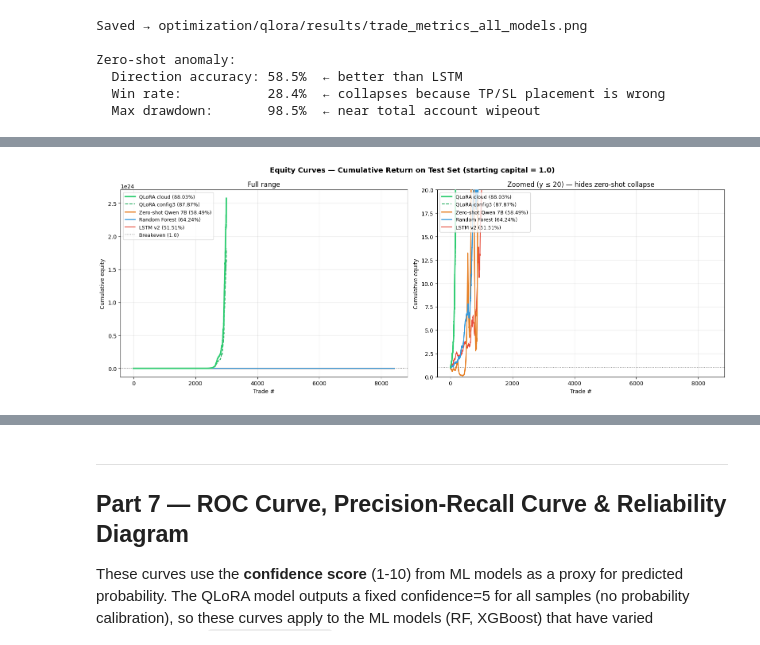
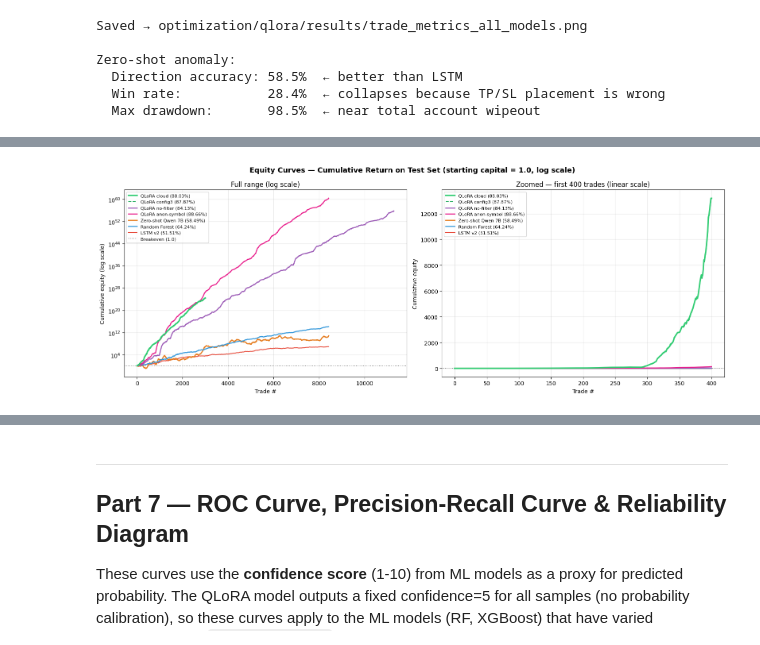
Before and after one commit to alejandrogonzalz/trading_management, a Jupyter notebook: langgraph/optimization-results.ipynb, the cells around one changed output, grey strips where cells are left out. Saved outputs shown, nothing was run; the diff lists cells and outputs as text; code cells hidden in the pictures.

```diff
--- a/langgraph/optimization-results.ipynb
+++ b/langgraph/optimization-results.ipynb
@@ -681,73 +697,82 @@ def equity_curve(trade_results):
 
 # Choose the models to show — pick the most informative subset
 EQUITY_MODELS = {
-    "QLoRA cloud (88.03%)"    : "QLoRA (cloud)",
-    "QLoRA config3 (87.87%)"  : "QLoRA (config3)",
-    "Zero-shot Qwen 7B (58.49%)" : "Zero-shot Qwen 7B",
-    "Random Forest (64.24%)"  : "Random Forest",
-    "LSTM v2 (51.51%)"        : "LSTM v2 (hidden=32)",
+    "QLoRA cloud (88.03%)"        : "QLoRA (cloud)",
+    "QLoRA config3 (87.87%)"      : "QLoRA (config3)",
+    "QLoRA no-filter (84.13%)"    : "QLoRA (no drawdown filter)",
+    "QLoRA anon-symbol (88.66%)"  : "QLoRA (anon symbol)",
+    "Zero-shot Qwen 7B (58.49%)"  : "Zero-shot Qwen 7B",
+    "Random Forest (64.24%)"     : "Random Forest",
+    "LSTM v2 (51.51%)"            : "LSTM v2 (hidden=32)",
 }
 
 # Style each curve
 STYLES = {
-    "QLoRA cloud (88.03%)"       : {"color": "#2ecc71", "lw": 2.5, "ls": "-",  "zorder": 5},
-    "QLoRA config3 (87.87%)"     : {"color": "#27ae60", "lw": 1.5, "ls": "--", "zorder": 4},
-    "Zero-shot Qwen 7B (58.49%)" : {"color": "#e67e22", "lw": 2.0, "ls": "-",  "zorder": 3},
-    "Random Forest (64.24%)"     : {"color": "#3498db", "lw": 1.8, "ls": "-",  "zorder": 3},
-    "LSTM v2 (51.51%)"           : {"color": "#e74c3c", "lw": 1.5, "ls": "-",  "zorder": 2},
+    "QLoRA cloud (88.03%)"        : {"color": "#2ecc71", "lw": 2.5, "ls": "-",  "zorder": 6},
+    "QLoRA config3 (87.87%)"      : {"color": "#27ae60", "lw": 1.5, "ls": "--", "zorder": 5},
+    "QLoRA no-filter (84.13%)"    : {"color": "#9b59b6", "lw": 1.8, "ls": "-",  "zorder": 4},
+    "QLoRA anon-symbol (88.66%)"  : {"color": "#e91e8c", "lw": 1.8, "ls": "-",  "zorder": 4},
+    "Zero-shot Qwen 7B (58.49%)"  : {"color": "#e67e22", "lw": 2.0, "ls": "-",  "zorder": 3},
+    "Random Forest (64.24%)"      : {"color": "#3498db", "lw": 1.8, "ls": "-",  "zorder": 3},
+    "LSTM v2 (51.51%)"             : {"color": "#e74c3c", "lw": 1.5, "ls": "-",  "zorder": 2},
 }
 
+# All curves compound to astronomical magnitudes by the end (1e24-1e60 — the
+# audit's "billionaire test" §9 in visual form, an artifact of the circular
+# TP/SL, not real returns). A linear y-cap doesn't work as a "zoom": every
+# curve blows past any reasonable cap within the first few hundred trades.
+# So: log-scale y-axis for the full range (shows relative growth RATE, still
+# meaningful at any magnitude), and an x-axis (trade-count) zoom for the
+# readable early region instead of a y-axis zoom.
+ZOOM_TRADES = 400
+
 fig, (ax_main, ax_zoom) = plt.subplots(1, 2, figsize=(16, 6))
-fig.suptitle("Equity Curves — Cumulative Return on Test Set (starting capital = 1.0)",
+fig.suptitle("Equity Curves — Cumulative Return on Test Set (starting capital = 1.0, log scale)",
              fontsize=13, fontweight="bold")
 
+curves = {}
 for display_label, raw_label in EQUITY_MODELS.items():
     if raw_label not in raw:
         print(f"  Skipping {raw_label} (result not loaded)")
         continue
     trade_results = raw[raw_label].get("trade_results", [])
     if not trade_results:
         print(f"  Skipping {raw_label} (no trade_results)")
         continue
     eq = equity_curve(trade_results)
+    curves[display_label] = eq
     st = STYLES[display_label]
     ax_main.plot(eq, label=display_label, **st)
-    ax_zoom.plot(eq, label=display_label, **st)
+    ax_zoom.plot(eq[: ZOOM_TRADES + 1], label=display_label, **st)
 
-# Main chart — full range
+# Main chart — full range, log scale (linear is meaningless at 1e24-1e60)
 ax_main.axhline(1.0, color="black", linestyle=":", linewidth=1.2, alpha=0.5, label="Breakeven (1.0)")
+ax_main.set_yscale("log")
 ax_main.set_xlabel("Trade #")
-ax_main.set_ylabel("Cumulative equity")
-ax_main.set_title("Full range")
-ax_main.legend(fontsize=9, loc="upper left")
-ax_main.grid(True, alpha=0.3)
+ax_main.set_ylabel("Cumulative equity (log scale)")
+ax_main.set_title("Full range (log scale)")
+ax_main.legend(fontsize=8, loc="upper left")
+ax_main.grid(True, alpha=0.3, which="both")
 
-# Zoom chart — exclude zero-shot collapse to see ML vs QLoRA detail
+# Zoom chart — first ZOOM_TRADES trades, linear scale (the readable region
+# before exponential compounding sends everything off any linear axis)
 ax_zoom.axhline(1.0, color="black", linestyle=":", linewidth=1.2, alpha=0.5)
-ax_zoom.set_ylim(0, 20)   # cap top so QLoRA curves are readable without zero-shot drag
 ax_zoom.set_xlabel("Trade #")
 ax_zoom.set_ylabel("Cumulative equity")
-ax_zoom.set_title("Zoomed (y ≤ 20) — hides zero-shot collapse")
-ax_zoom.legend(fontsize=9, loc="upper left")
+ax_zoom.set_title(f"Zoomed — first {ZOOM_TRADES} trades (linear scale)")
+ax_zoom.legend(fontsize=8, loc="upper left")
 ax_zoom.grid(True, alpha=0.3)
 
 plt.tight_layout()
 plt.savefig("optimization/qlora/results/equity_curves.png", dpi=150, bbox_inches="tight")
 plt.savefig("../public/figures/fig7_equity_curves.png", dpi=300, bbox_inches="tight")
 plt.show()
 print("Saved → optimization/qlora/results/equity_curves.png")
 
-# Print final equity values
-print("\nFinal equity after all test trades:")
-for display_label, raw_label in EQUITY_MODELS.items():
-    if raw_label not in raw:
-        continue
-    tr = raw[raw_label].get("trade_results", [])
-    if not tr:
-        continue
-    eq = equity_curve(tr)
-    print(f"  {display_label:<40}  {eq[-1]:.4f}x  (n={len(tr)} trades)")
+print("\nFinal equity after all test trades (astronomical magnitudes are the circular-TP/SL artifact, audit §6/§9 — NOT real returns):")
+for display_label, eq in curves.items():
+    print(f"  {display_label:<32}  {eq[-1]:.4g}x  (n={len(eq) - 1} trades)")
 # %% [output]
-[figure, old version]
+[figure, new version]
 Saved → optimization/qlora/results/equity_curves.png
 
```
Also changed, not shown: parts of 18 cells of this notebook, 10 other files.
